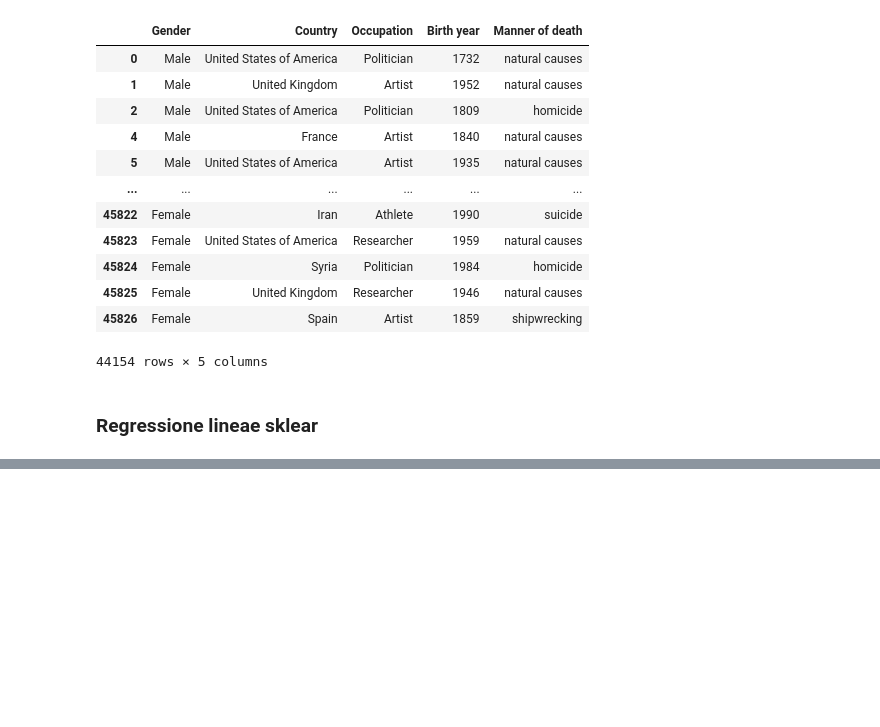
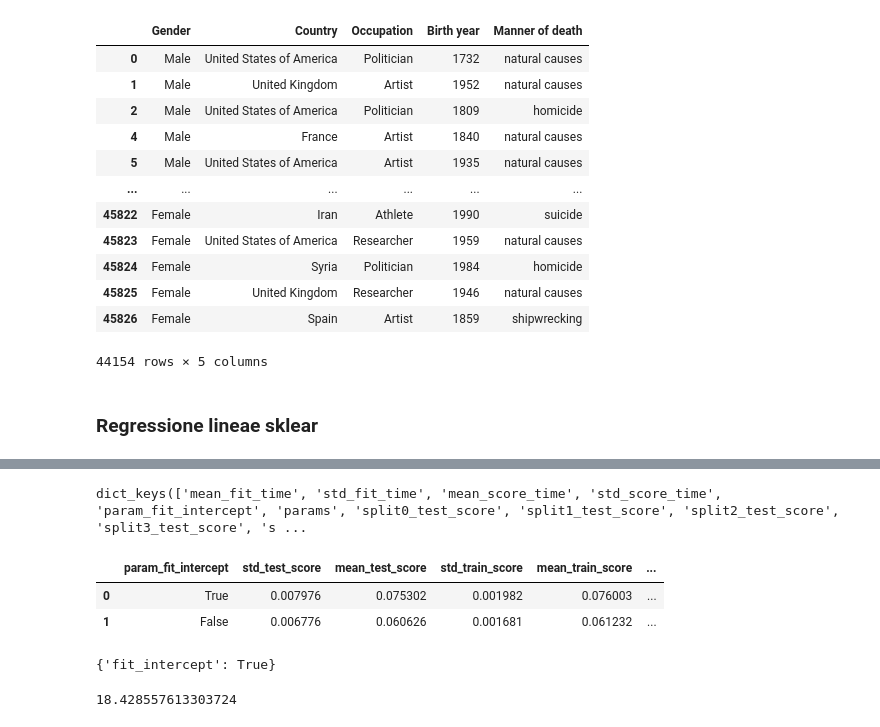
Before and after one commit to MarcoPedrazzi/UFS-04_Finardi_Pogetto_Esame, a Jupyter notebook: notebooks/senza altro.ipynb, the cells around one changed output, grey strips where cells are left out. Saved outputs shown, nothing was run; the diff lists cells and outputs as text; code cells hidden in the pictures; blank space fills up the shorter version.

```diff
--- a/notebooks/senza altro.ipynb
+++ b/notebooks/senza altro.ipynb
@@ -155,0 +172,15 @@ grid_search =GridSearchCV(estimator=linear_model,param_grid=grid_linear,cv=5,ver
+# %%
+grid_search_linear.cv_results_.keys()
+# %% [output]
+dict_keys(['mean_fit_time', 'std_fit_time', 'mean_score_time', 'std_score_time', 'param_fit_intercept', 'params', 'split0_test_score', 'split1_test_score', 'split2_test_score', 'split3_test_score', 's ...
+# %%
+pd.DataFrame.from_dict(grid_search_linear.cv_results_)[[
+    'param_fit_intercept', 'std_test_score', 'mean_test_score','std_train_score', 'mean_train_score', 'rank_test_score']].sort_values(by='rank_test_score').head(15)
+# %% [output]
+|  | param_fit_intercept | std_test_score | mean_test_score | std_train_score | mean_train_score | ... |
+| 0 | True | 0.007976 | 0.075302 | 0.001982 | 0.076003 | ... |
+| 1 | False | 0.006776 | 0.060626 | 0.001681 | 0.061232 | ... |
+# %%
+grid_search_linear.best_params_
+# %% [output]
+{'fit_intercept': True}
@@ -155,0 +191,6 @@ grid_search =GridSearchCV(estimator=linear_model,param_grid=grid_linear,cv=5,ver
+# %%
+mse_linear=mean_squared_error(y_test,predict_linear)
+
+np.sqrt(mse_linear)
+# %% [output]
+18.428557613303724
```
Also changed, not shown: parts of 12 cells of this notebook.
